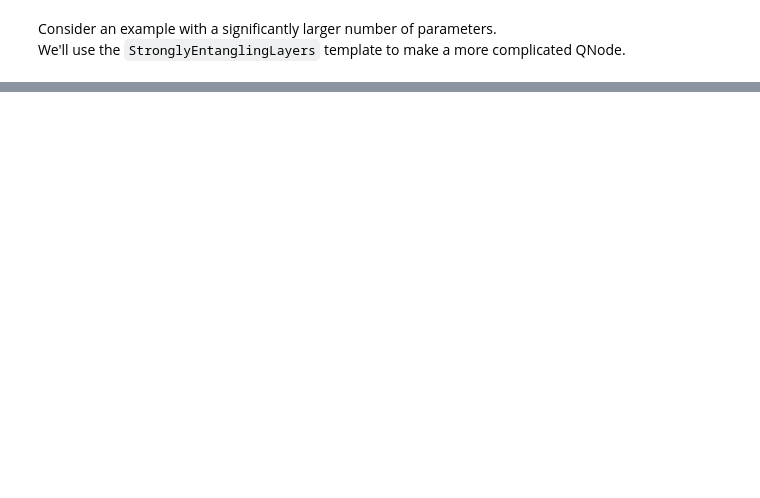
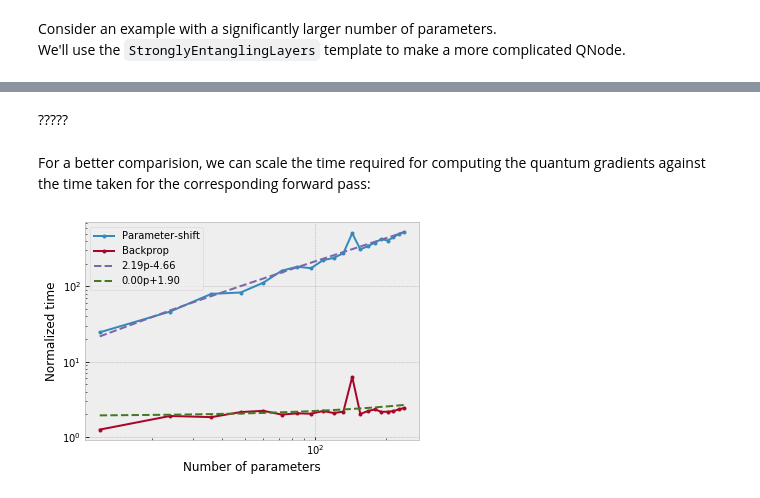
Before and after one commit to dkleeqc/vqsd, a Jupyter notebook: demos_pennylane/quantum_gradients_with_backpropagation.ipynb, the cells around one changed output, grey strips where cells are left out. Cells and saved outputs as stored; diff of their text form; code cells hidden in the pictures; blank space fills up the shorter version.

```diff
--- a/demos_pennylane/quantum_gradients_with_backpropagation.ipynb
+++ b/demos_pennylane/quantum_gradients_with_backpropagation.ipynb
@@ -132,0 +325,31 @@ def circuit(params):
+# %% [markdown]
+?????
+# %% [markdown]
+For a better comparision, we can scale the time required for computing the quantum gradients against the time taken for the corresponding forward pass:
+# %%
+gradient_shift[1] /= forward_shift[1, 1:]
+gradient_backprop[1] /= forward_backprop[1, 1:]
+
+fig, ax = plt.subplots(1, 1, figsize=(6, 4))
+
+ax.plot(*gradient_shift, '.-', label="Parameter-shift")
+ax.plot(*gradient_backprop, '.-', label="Backprop")
+
+# perform a least squares regression to determine the linear best fit/gradient
+# for the normalized time vs. number of parameters
+x = gradient_shift[0]
+m_shift, c_shift = np.polyfit(*gradient_shift, deg=1)
+m_back, c_back = np.polyfit(*gradient_backprop, deg=1)
+
+ax.plot(x, m_shift * x + c_shift, '--', label=f"{m_shift:.2f}p{c_shift:+.2f}")
+ax.plot(x, m_back * x + c_back, '--', label=f"{m_back:.2f}p{c_back:+.2f}")
+
+ax.set_ylabel("Normalized time")
+ax.set_xlabel("Number of parameters")
+ax.set_xscale("log")
+ax.set_yscale("log")
+ax.legend()
+
+plt.show()
+# %% [output]
+[figure, added]
```
Also changed, not shown: parts of 30 cells of this notebook, 1 other file.
